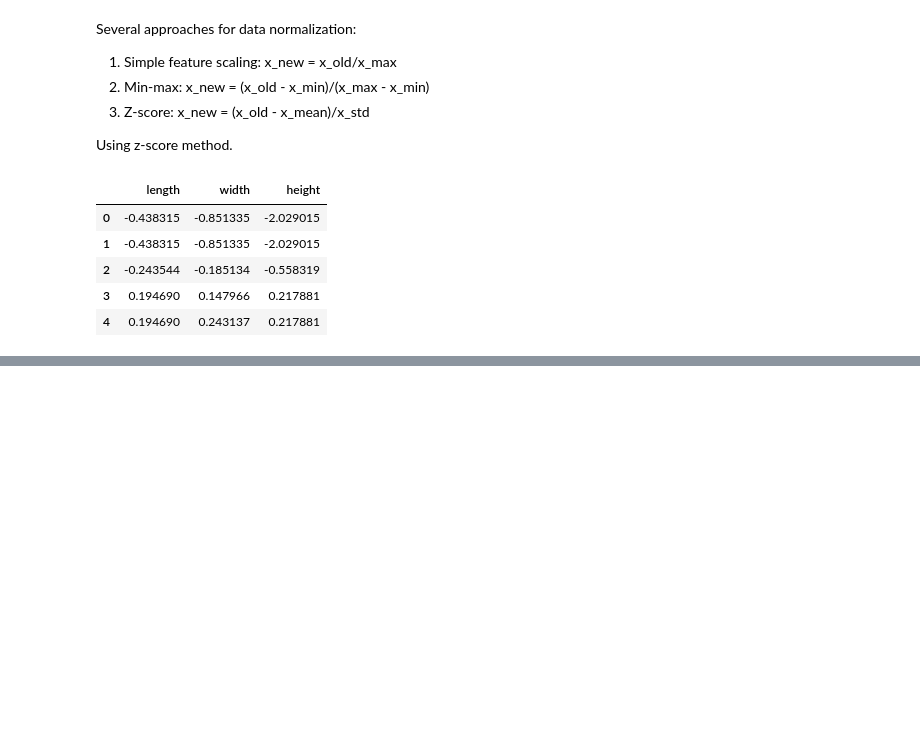
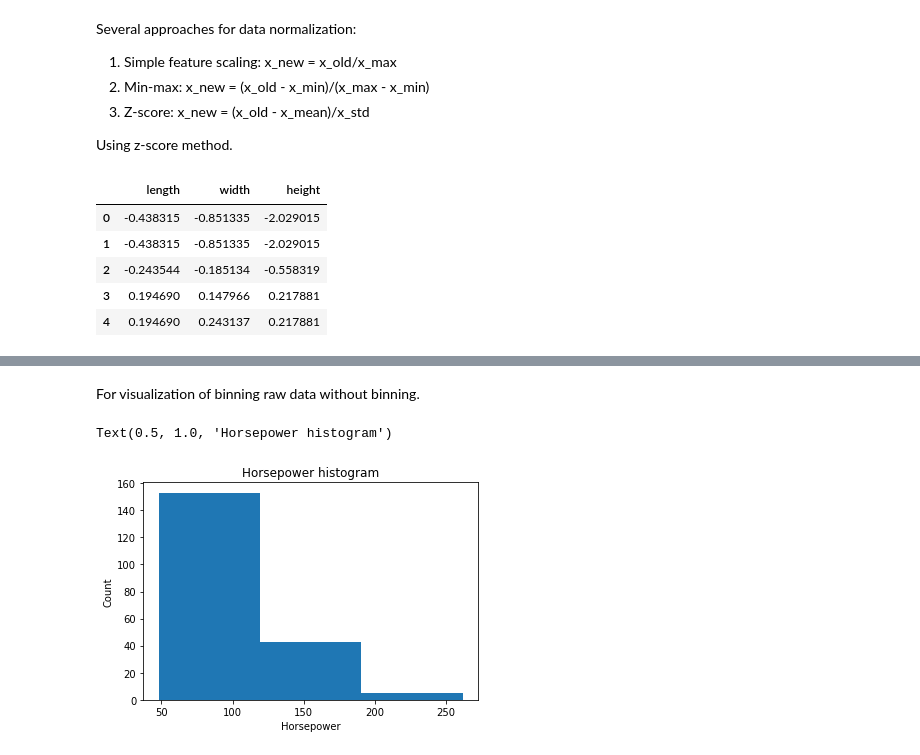
Before and after one commit to MehediEhteshum/CarPriceDataWranglingViz, a Jupyter notebook: CarPrice-DataWrangling&Viz.ipynb, the cells around one changed output, grey strips where cells are left out. Cells and saved outputs as stored; diff of their text form; code cells hidden in the pictures; blank space fills up the shorter version.

```diff
--- a/CarPrice-DataWrangling&Viz.ipynb
+++ b/CarPrice-DataWrangling&Viz.ipynb
@@ -232,0 +245,10 @@ df[["length", "width", "height"]].head()
+# %% [markdown]
+For visualization of binning raw data without binning.
+# %%
+plt.hist(df["horsepower"], bins=3)
+plt.xlabel("Horsepower")
+plt.ylabel("Count")
+plt.title("Horsepower histogram")
+# %% [output]
+Text(0.5, 1.0, 'Horsepower histogram')
+[figure, added]
```
Also changed, not shown: parts of 7 cells of this notebook.
